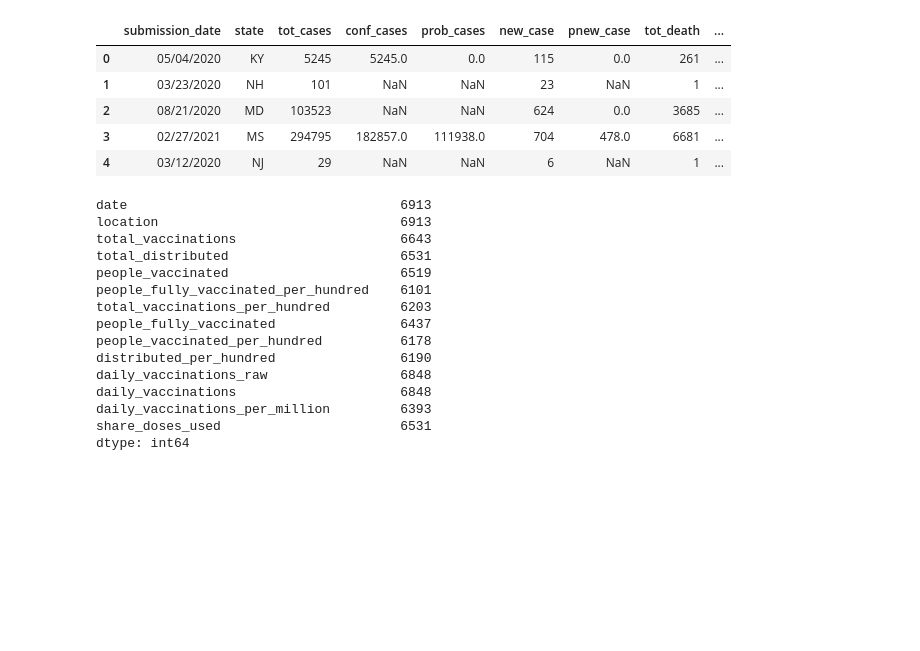
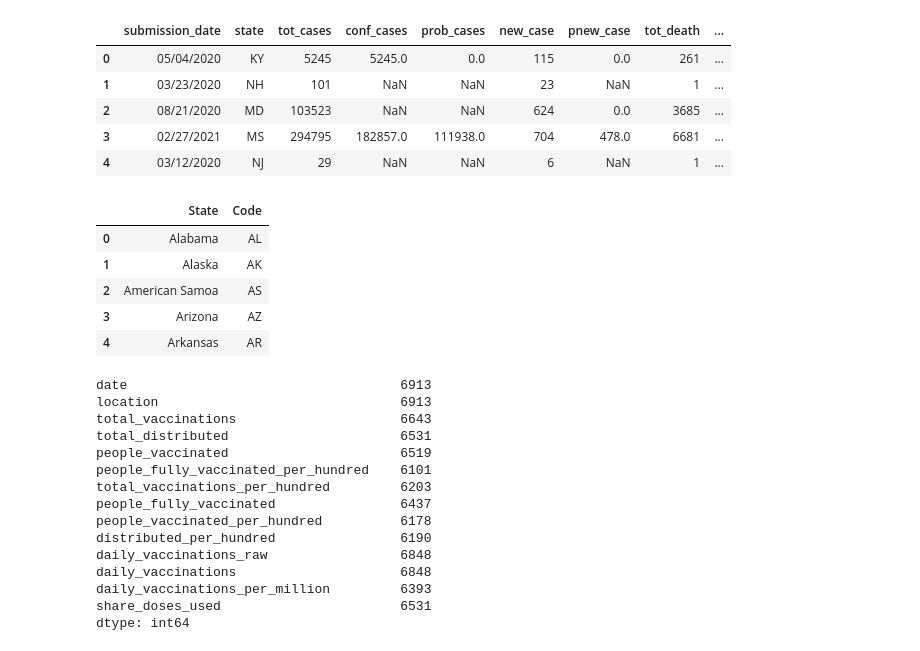
Before and after one commit to benjaminharkins/ETL, a Jupyter notebook: ETL_Project.ipynb, the cells around one changed output. Drawn from its saved outputs; the diff is of its cells as text; code cells hidden in the pictures; blank space fills up the shorter version.

Commit message:
Add files via upload
uploading finalized versions along with sql table creation

```diff
--- a/ETL_Project.ipynb
+++ b/ETL_Project.ipynb
@@ -29,6 +29,18 @@ cdc_data_df.head()
 | 2 | 08/21/2020 | MD | 103523 | NaN | NaN | 624 | 0.0 | 3685 | ... |
 | 3 | 02/27/2021 | MS | 294795 | 182857.0 | 111938.0 | 704 | 478.0 | 6681 | ... |
 | 4 | 03/12/2020 | NJ | 29 | NaN | NaN | 6 | NaN | 1 | ... |
+# %%
+#Reading state_lookup csv file
+lookup_data_df_csv_file = "Source 1/state_province_lookup.csv"
+lookup_data_df = pd.read_csv(lookup_data_df_csv_file)
+lookup_data_df.head()
+# %% [output]
+|  | State | Code |
+| 0 | Alabama | AL |
+| 1 | Alaska | AK |
+| 2 | American Samoa | AS |
+| 3 | Arizona | AZ |
+| 4 | Arkansas | AR |
 # %%
 #counting rows for data set
 state_vaccine_data_df.count()
```
Also changed, not shown: parts of 5 cells of this notebook, 2 other files.
